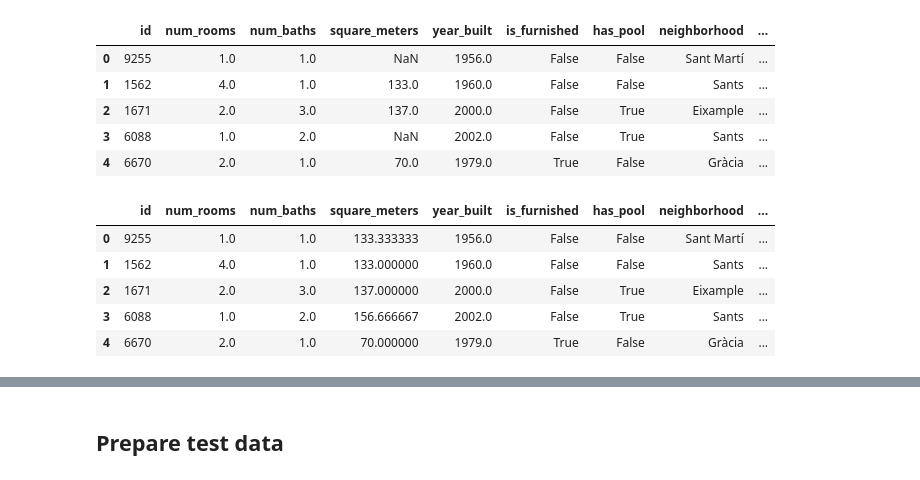
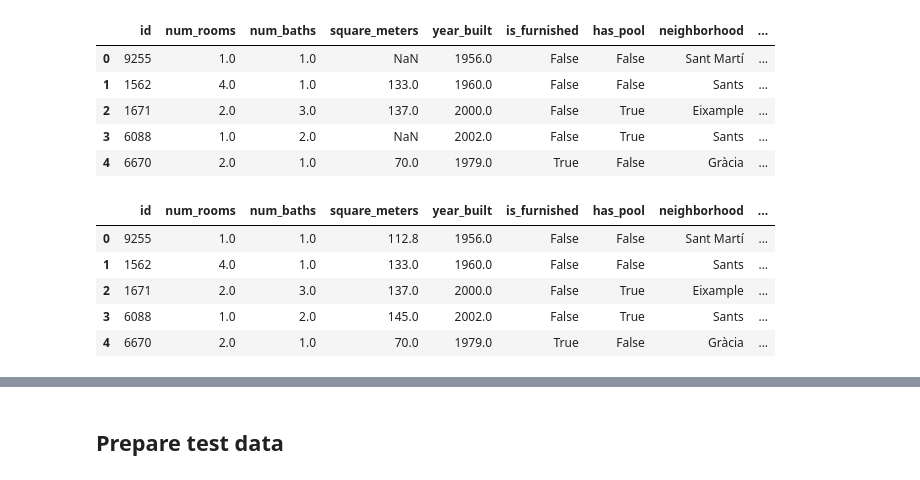
Before and after one commit to viktoriia-yuzkiv/Predicting-Apartment-Prices-in-Barcelona, a Jupyter notebook: Predicting Apartment Prices in Barcelona 2023.ipynb, the cells around one changed output, grey strips where cells are left out. Drawn from its saved outputs; the diff is of its cells as text; code cells hidden in the pictures.

```diff
--- a/Predicting Apartment Prices in Barcelona 2023.ipynb
+++ b/Predicting Apartment Prices in Barcelona 2023.ipynb
@@ -231,5 +231,8 @@ plt.show()
 # %%
 # Drop columns
 
-df = df.drop(['door', 'num_supermarkets', 'orientation'], axis=1)
+def drop_columns(df, column_names):
+    return df.drop(column_names, axis=1)
+
+df = drop_columns(df, ['door', 'num_supermarkets', 'orientation'])
 # %%
@@ -238,7 +247,7 @@ df['num_rooms'] = df['num_rooms'].apply(lambda x: np.nan if x > 10 else x)
 # %%
 # Define a function to replace outliers with NaN
 
-def replace_outliers_with_nan(column):
+def replace_column_outliers(column):
     Q1 = column.quantile(0.25)
     Q3 = column.quantile(0.75)
     IQR = Q3 - Q1
@@ -246,14 +255,17 @@ def replace_outliers_with_nan(column):
     upper_bound = Q3 + 1.5 * IQR
     return column.apply(lambda x: np.nan if x < lower_bound or x > upper_bound else x)
 
+
+def replace_outliers(df, columns):
+    # Replace outliers with NaN in the specified columns
+    for column_name in columns_to_replace_outliers:
+        df[column_name] = replace_column_outliers(df[column_name])
+    return df
+
 # Specify the columns for which you want to replace outliers with NaN
 columns_to_replace_outliers = ['num_rooms', 'num_baths', 'square_meters', 'year_built', 'num_crimes', 'price', 'floor']
 
-# Replace outliers with NaN in the specified columns
-for column_name in columns_to_replace_outliers:
-    df[column_name] = replace_outliers_with_nan(df[column_name])
-
-
+df = replace_outliers(df, columns_to_replace_outliers)
 df.head()
 # %% [output]
 |  | id | num_rooms | num_baths | square_meters | year_built | is_furnished | has_pool | neighborhood | ... |
@@ -263,35 +275,33 @@ df.head()
 | 3 | 6088 | 1.0 | 2.0 | NaN | 2002.0 | False | True | Sants | ... |
 | 4 | 6670 | 2.0 | 1.0 | 70.0 | 1979.0 | True | False | Gràcia | ... |
 # %%
+def impute_missing_values(df, numerical_columns):
+    # Initialize the StandardScaler to standardize the numerical columns
+    scaler = StandardScaler()
+
+    # Fit and transform the scaler on the selected numerical columns
+    df[numerical_columns] = scaler.fit_transform(df[numerical_columns])
+
+    # Initialize the KNNImputer with the number of neighbors (k) you prefer
+    knn_imputer = KNNImputer(n_neighbors=5)  # You can adjust the value of 'n_neighbors'
+
+    # Fit and transform the imputer on the standardized numerical columns
+    df[numerical_columns] = knn_imputer.fit_transform(df[numerical_columns])
+
+    # Inverse transform the standardized data to get the imputed values back to the original scale
+    df[numerical_columns] = scaler.inverse_transform(df[numerical_columns])
+
+    return df
+
 # Select the numerical columns you want to impute missing values for
 numerical_columns = ['num_rooms', 'num_baths', 'square_meters', 'year_built', 'num_crimes',  'floor', 'price']
-
-# Create a copy of the data to avoid modifying the original dataset
-#data_imputed = df.copy()
-
-# Initialize the StandardScaler to standardize the numerical columns
-scaler = StandardScaler()
-
-# Fit and transform the scaler on the selected numerical columns
-df[numerical_columns] = scaler.fit_transform(df[numerical_columns])
-
-# Initialize the KNNImputer with the number of neighbors (k) you prefer
-knn_imputer = KNNImputer(n_neighbors=3)  # You can adjust the value of 'n_neighbors'
-
-# Fit and transform the imputer on the standardized numerical columns
-df[numerical_columns] = knn_imputer.fit_transform(df[numerical_columns])
-
-
-# Inverse transform the standardized data to get the imputed values back to the original scale
-df[numerical_columns] = scaler.inverse_transform(df[numerical_columns])
-
-# Verify that imputed values are now in the original scale
+df = impute_missing_values(df, numerical_columns)
 df.head()
 # %% [output]
 |  | id | num_rooms | num_baths | square_meters | year_built | is_furnished | has_pool | neighborhood | ... |
-| 0 | 9255 | 1.0 | 1.0 | 133.333333 | 1956.0 | False | False | Sant Martí | ... |
-| 1 | 1562 | 4.0 | 1.0 | 133.000000 | 1960.0 | False | False | Sants | ... |
-| 2 | 1671 | 2.0 | 3.0 | 137.000000 | 2000.0 | False | True | Eixample | ... |
-| 3 | 6088 | 1.0 | 2.0 | 156.666667 | 2002.0 | False | True | Sants | ... |
-| 4 | 6670 | 2.0 | 1.0 | 70.000000 | 1979.0 | True | False | Gràcia | ... |
+| 0 | 9255 | 1.0 | 1.0 | 112.8 | 1956.0 | False | False | Sant Martí | ... |
+| 1 | 1562 | 4.0 | 1.0 | 133.0 | 1960.0 | False | False | Sants | ... |
+| 2 | 1671 | 2.0 | 3.0 | 137.0 | 2000.0 | False | True | Eixample | ... |
+| 3 | 6088 | 1.0 | 2.0 | 145.0 | 2002.0 | False | True | Sants | ... |
+| 4 | 6670 | 2.0 | 1.0 | 70.0 | 1979.0 | True | False | Gràcia | ... |
 # %%
```
Also changed, not shown: parts of 18 cells of this notebook.
